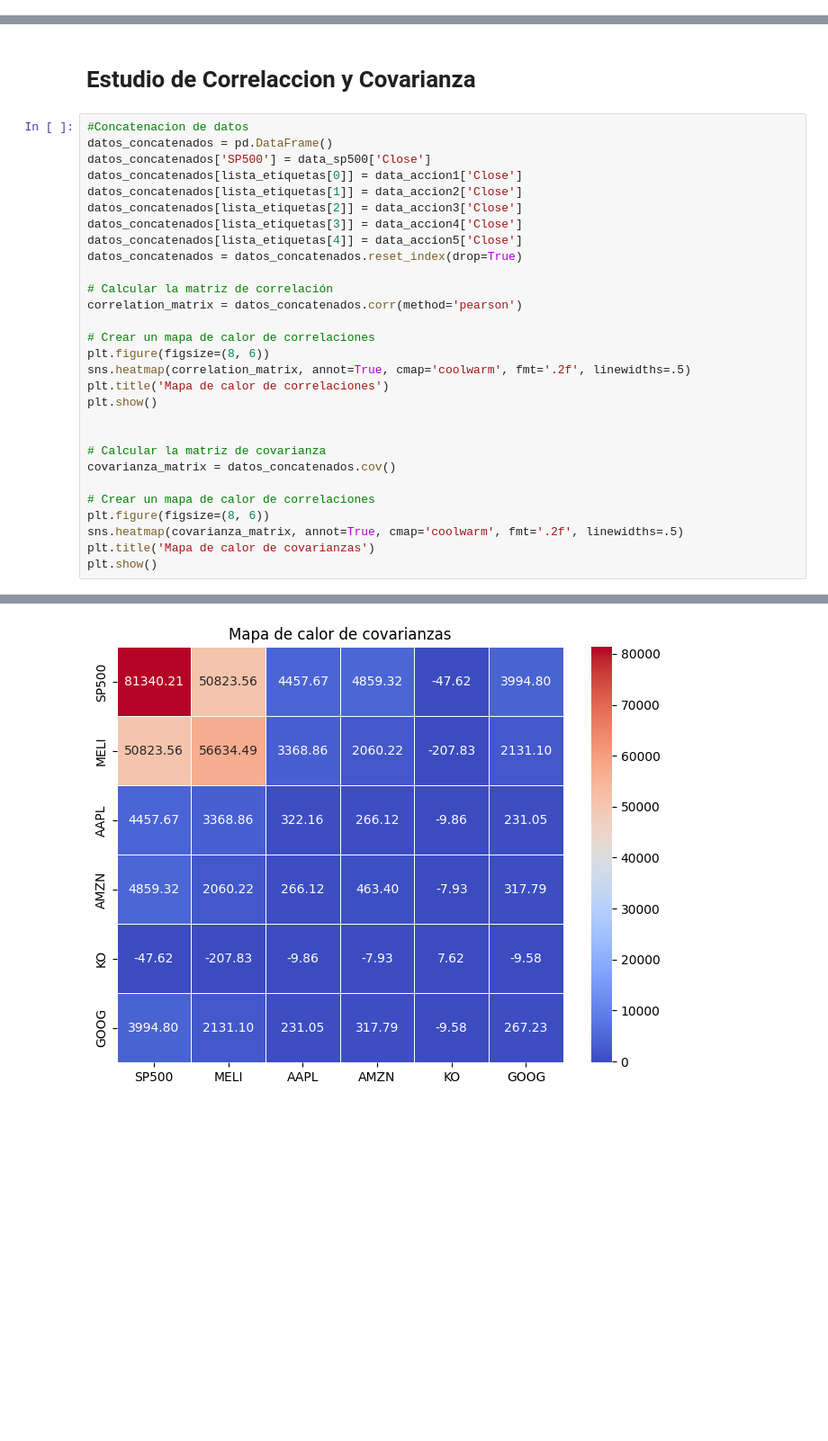
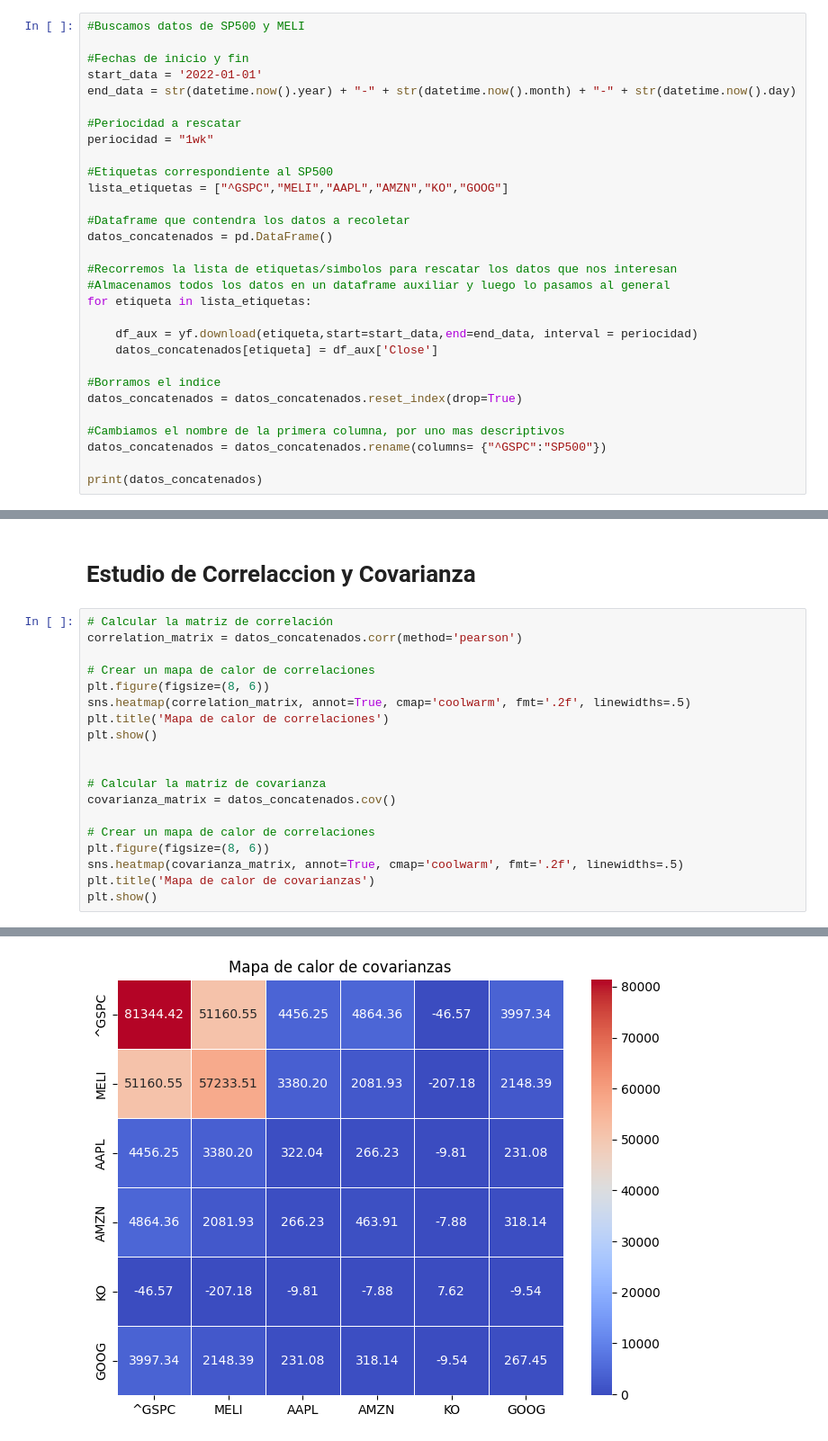
Before and after one commit to gastonbenitez2001/Exploracion-de-datos, a Jupyter notebook: src/acciones exploracion/relacion_sp500_acciones.ipynb, the cells around one changed output, grey strips where cells are left out. Shown at 90% size. Saved outputs shown, nothing was run; the diff lists cells and outputs as text; blank space fills up the shorter version.

```diff
--- a/src/acciones exploracion/relacion_sp500_acciones.ipynb
+++ b/src/acciones exploracion/relacion_sp500_acciones.ipynb
@@ -55,0 +10,30 @@ plt.show()
+# %%
+#Buscamos datos de SP500 y MELI
+
+#Fechas de inicio y fin
+start_data = '2022-01-01'
+end_data = str(datetime.now().year) + "-" + str(datetime.now().month) + "-" + str(datetime.now().day)
+
+#Periocidad a rescatar
+periocidad = "1wk"
+
+#Etiquetas correspondiente al SP500
+lista_etiquetas = ["^GSPC","MELI","AAPL","AMZN","KO","GOOG"]
+
+#Dataframe que contendra los datos a recoletar
+datos_concatenados = pd.DataFrame()
+
+#Recorremos la lista de etiquetas/simbolos para rescatar los datos que nos interesan
+#Almacenamos todos los datos en un dataframe auxiliar y luego lo pasamos al general
+for etiqueta in lista_etiquetas:
+
+    df_aux = yf.download(etiqueta,start=start_data,end=end_data, interval = periocidad)
+    datos_concatenados[etiqueta] = df_aux['Close']
+
+#Borramos el indice
+datos_concatenados = datos_concatenados.reset_index(drop=True)
+
+#Cambiamos el nombre de la primera columna, por uno mas descriptivos
+datos_concatenados = datos_concatenados.rename(columns= {"^GSPC":"SP500"})
+
+print(datos_concatenados)
@@ -56,37 +61,27 @@ plt.show()
 # %% [markdown]
 <h1> Estudio de Correlaccion y Covarianza </h1>
 # %%
-#Concatenacion de datos
-datos_concatenados = pd.DataFrame()
-datos_concatenados['SP500'] = data_sp500['Close']
-datos_concatenados[lista_etiquetas[0]] = data_accion1['Close']
-datos_concatenados[lista_etiquetas[1]] = data_accion2['Close']
-datos_concatenados[lista_etiquetas[2]] = data_accion3['Close']
-datos_concatenados[lista_etiquetas[3]] = data_accion4['Close']
-datos_concatenados[lista_etiquetas[4]] = data_accion5['Close']
-datos_concatenados = datos_concatenados.reset_index(drop=True)
-
 # Calcular la matriz de correlación
 correlation_matrix = datos_concatenados.corr(method='pearson')
 
 # Crear un mapa de calor de correlaciones
 plt.figure(figsize=(8, 6))
 sns.heatmap(correlation_matrix, annot=True, cmap='coolwarm', fmt='.2f', linewidths=.5)
 plt.title('Mapa de calor de correlaciones')
 plt.show()
 
 
 # Calcular la matriz de covarianza
 covarianza_matrix = datos_concatenados.cov()
 
 # Crear un mapa de calor de correlaciones
 plt.figure(figsize=(8, 6))
 sns.heatmap(covarianza_matrix, annot=True, cmap='coolwarm', fmt='.2f', linewidths=.5)
 plt.title('Mapa de calor de covarianzas')
 plt.show()
 # %% [output]
 [figure]
-[figure, old version]
+[figure, new version]
 # %% [markdown]
 <h1> Similitud del Coseno </h1>
 
```
Also changed, not shown: parts of 8 cells of this notebook.
